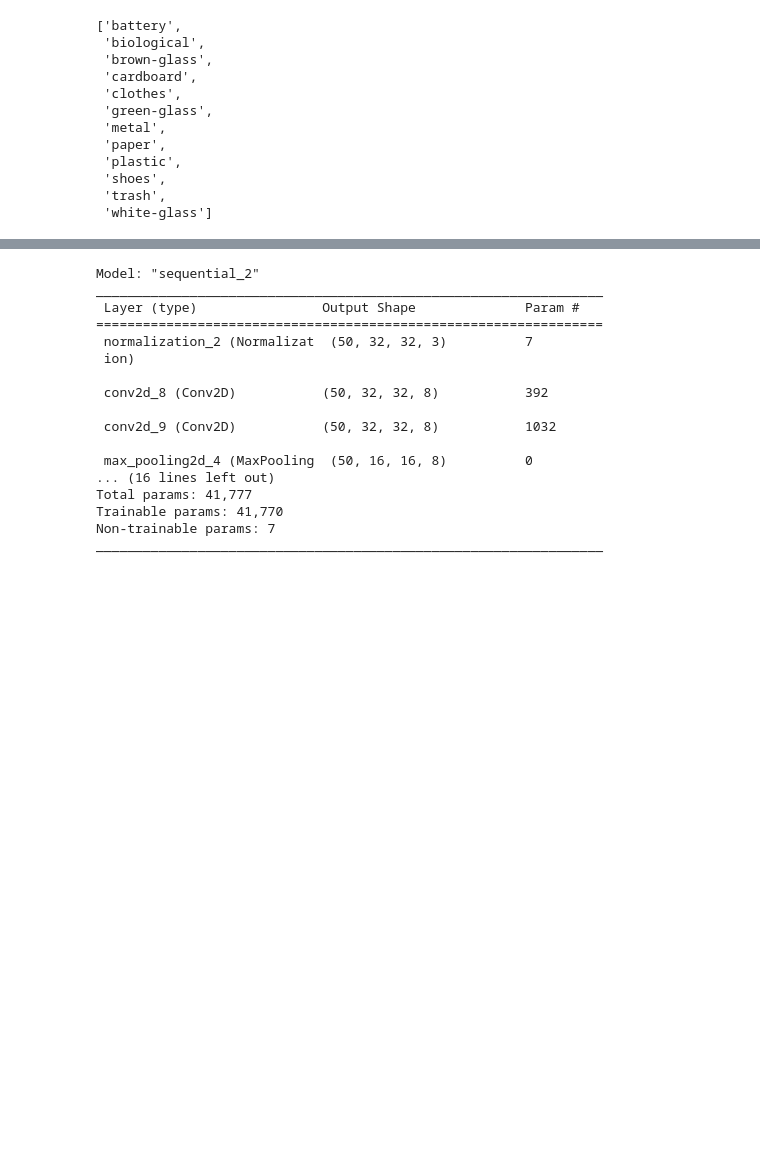
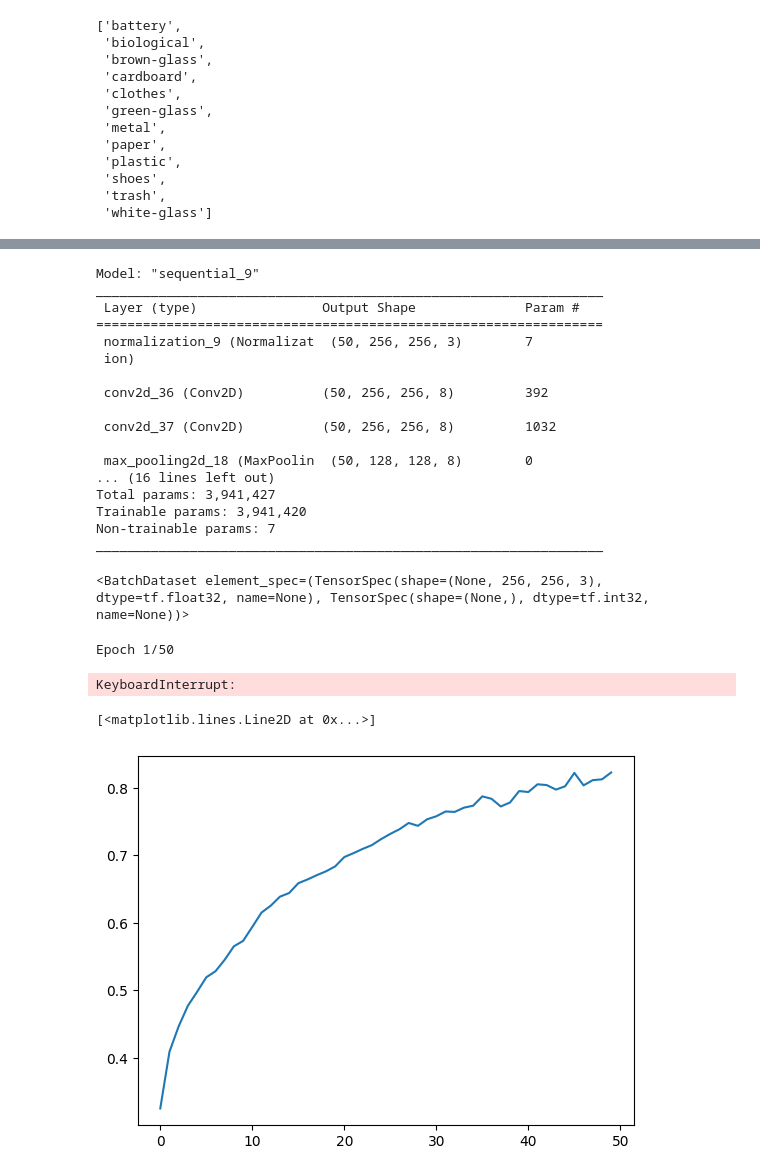
Before and after one commit to khaledyasser2/Im_not_garbage, a Jupyter notebook: Actual.ipynb, the cells around one changed output, grey strips where cells are left out. Cells and saved outputs as stored; diff of their text form; code cells hidden in the pictures; blank space fills up the shorter version.

Commit message:
trained first model. Working on second
32x32 - 50 epochs

```diff
--- a/Actual.ipynb
+++ b/Actual.ipynb
@@ -130,23 +128,39 @@ model = keras.Sequential([
 model.compile(optimizer="adam",
             loss="sparse_categorical_crossentropy",
             metrics=["accuracy"])
-model.build(input_shape=(50,32,32,3))
+model.build(input_shape=(50,IMAGE_WIDTH,IMAGE_HEIGHT,3))
 model.summary()
 # %% [output]
-Model: "sequential_2"
+Model: "sequential_9"
 _________________________________________________________________
  Layer (type)                Output Shape              Param #
 =================================================================
- normalization_2 (Normalizat  (50, 32, 32, 3)          7
+ normalization_9 (Normalizat  (50, 256, 256, 3)        7
  ion)
 
- conv2d_8 (Conv2D)           (50, 32, 32, 8)           392
+ conv2d_36 (Conv2D)          (50, 256, 256, 8)         392
 
- conv2d_9 (Conv2D)           (50, 32, 32, 8)           1032
+ conv2d_37 (Conv2D)          (50, 256, 256, 8)         1032
 
- max_pooling2d_4 (MaxPooling  (50, 16, 16, 8)          0
+ max_pooling2d_18 (MaxPoolin  (50, 128, 128, 8)        0
 ... (16 lines left out)
-Total params: 41,777
-Trainable params: 41,770
+Total params: 3,941,427
+Trainable params: 3,941,420
 Non-trainable params: 7
 _________________________________________________________________
+# %%
+train
+# %% [output]
+<BatchDataset element_spec=(TensorSpec(shape=(None, 256, 256, 3), dtype=tf.float32, name=None), TensorSpec(shape=(None,), dtype=tf.int32, name=None))>
+# %%
+model.fit(train, validation_data=validate, epochs=100, batch_size=50)
+# %% [output]
+Epoch 1/50
+KeyboardInterrupt:
+# %%
+history = _
+ax = plt.subplot()
+ax.plot(history.history["accuracy"], label="Accuracy")
+# %% [output]
+[<matplotlib.lines.Line2D at 0x...>]
+[figure, added]
```
Also changed, not shown: parts of 8 cells of this notebook, 6 other files.
